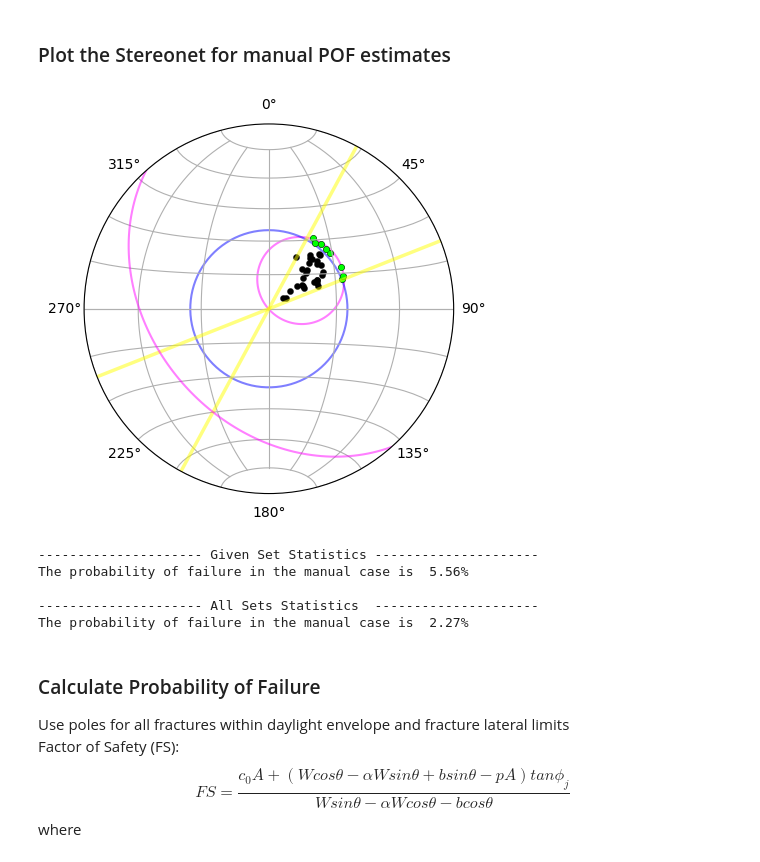
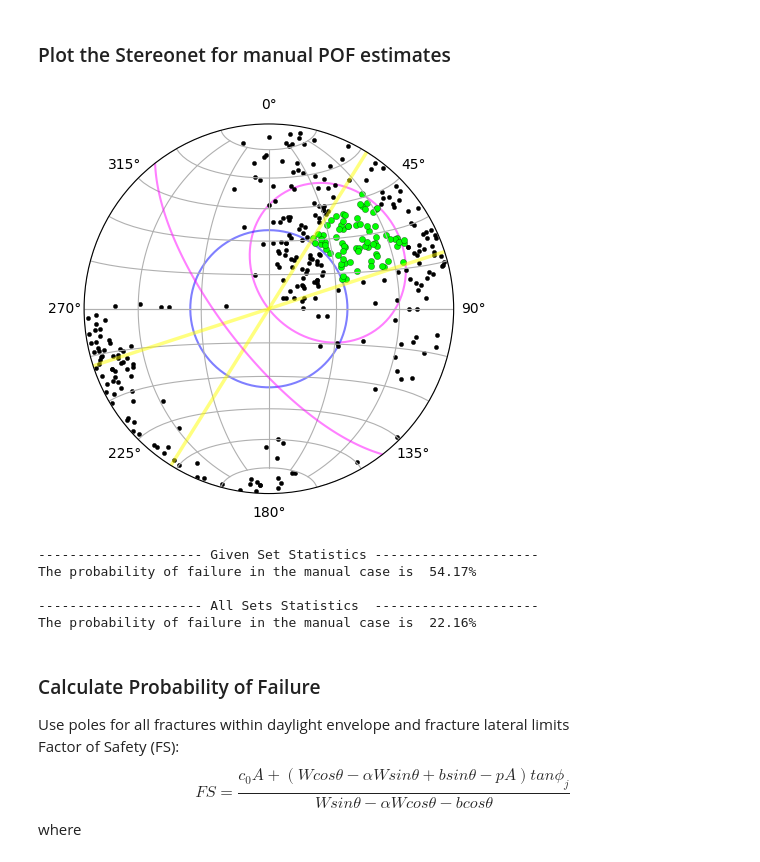
Before and after one commit to Josesx506/UA_PhD_Coursework_Assignments, a Jupyter notebook: 2024_Spring/GEN_580/Assignments/Assign_03.ipynb, the cells around one changed output. Cells and saved outputs as stored; diff of their text form; code cells hidden in the pictures.

Commit message:
GEN 580 Assgn_03 resubmission

```diff
--- a/2024_Spring/GEN_580/Assignments/Assign_03.ipynb
+++ b/2024_Spring/GEN_580/Assignments/Assign_03.ipynb
@@ -14,5 +14,5 @@ fct = pd.read_csv('../Files/Assgn_02/BD_auto_facets.csv', sep=';')
 fct.columns = [name.lstrip().lower() for name in fct.columns] # Remove space from column names
 fct['strike'] = dip_direction_to_strike(fct['dip dir.']) # Convert dip dir. to strike
 fct = fct[fct.surface>0.3].reset_index(drop=True)           # Filter out surfaces < 0.1 m^2
-fct.drop(columns='index', axis=1, inplace=True)
-fct.to_csv('../Files/Assgn_03/BD_auto_facets_filtered_30cm.csv', index=False)
+# fct.drop(columns='index', axis=1, inplace=True)
+# fct.to_csv('../Files/Assgn_03/BD_auto_facets_filtered_30cm.csv', index=False)
@@ -31,9 +40,9 @@ fs1.columns = [name.lstrip().lower() for name in fs1.columns]
 fs1['dip'] = 90 - fs1.plunge
 fs1['strike'] = fs1['trend'] - 270 # Convert dip dir. to strike
 # Slope face direction limits
-sdl = pd.DataFrame({'strike': [208.4,248.4],'dip': [90,90]})
+sdl = pd.DataFrame({'strike': [212,252],'dip': [90,90]})
 fap = pd.DataFrame({'trend':[0], 'plunge':[90], 'angle':[35]}) # Friction angle poles
-sf1 = pd.DataFrame({'strike':[138.4], 'dip':[38.3]})           # Slope face plane
+sf1 = pd.DataFrame({'strike':[142], 'dip':[70]})           # Slope face plane
 # Calculate Daylight plane
 pldy = calc_planar_daylight(sf1.strike, sf1.dip)
 pl_,td_,ag_ = pldy[0],pldy[1],pldy[2]
@@ -85,41 +94,41 @@ fap_col = 'b'
 
 # alpha
 aph = 0.5
 
 # Slope Direction limits
 ax.plane(sdl.strike, sdl.dip, color=sdl_col, lw=lw+1, alpha=aph)
  # Slope face and daylight plane
 ax.plane(sf1.strike, sf1.dip, color=slf_col, lw=lw, alpha=aph)
-ax.cone(np.around(dp1.plunge[0]), dp1.trend, dp1.angle, lw=lw,
+ax.cone(dp1.plunge, dp1.trend, dp1.angle+0.1, lw=lw,
         color='None', ec=slf_col, alpha=aph)
 # Friction angle poles
 ax.cone(fap.plunge, fap.trend, fap.angle, lw=lw, color='None', ec=fap_col, alpha=aph)
-ax.pole(fs1_sub.strike, fs1_sub.dip, color='k', s=20, ec='k', marker='o',
+ax.pole(fct.strike, fct.dip, color='k', s=10, ec='k', marker='o',
         ls='-',lw=0.2)                                            # Fracture Set
 ax.pole(fs1_pos_man.strike, fs1_pos_man.dip, color='lime', s=20, ec='k', marker='o',
         ls='-',lw=0.2)                                            # Fracture Set with POF
 plt.savefig('../Figures/Assgn_03_manual_POF_in_fs.png', dpi=200, facecolor='white',
             edgecolor='none', bbox_inches='tight')
 plt.show()
 
 # Calculate the probability of failure for each case in this fracture set
 pof_man = len(fs1_pos_man) / len(fs1)
 
 print(f"--------------------- Given Set Statistics ---------------------")
 print(f"The probability of failure in the manual case is {pof_man*100: .2f}%")
 
 # Calculate the probability of failure for each case for all sets
 pof_man = len(fs1_pos_man) / len(fct)
 print()
 print(f"--------------------- All Sets Statistics  ---------------------")
 print(f"The probability of failure in the manual case is {pof_man*100: .2f}%")
 # %% [output]
-[figure, old version]
+[figure, new version]
 --------------------- Given Set Statistics ---------------------
-The probability of failure in the manual case is  5.56%
+The probability of failure in the manual case is  54.17%
 
 --------------------- All Sets Statistics  ---------------------
-The probability of failure in the manual case is  2.27%
+The probability of failure in the manual case is  22.16%
 # %% [markdown]
 ### Calculate Probability of Failure
 Use poles for all fractures within daylight envelope and fracture lateral limits <br>
```
Also changed, not shown: parts of 6 cells of this notebook, 4 other files.
